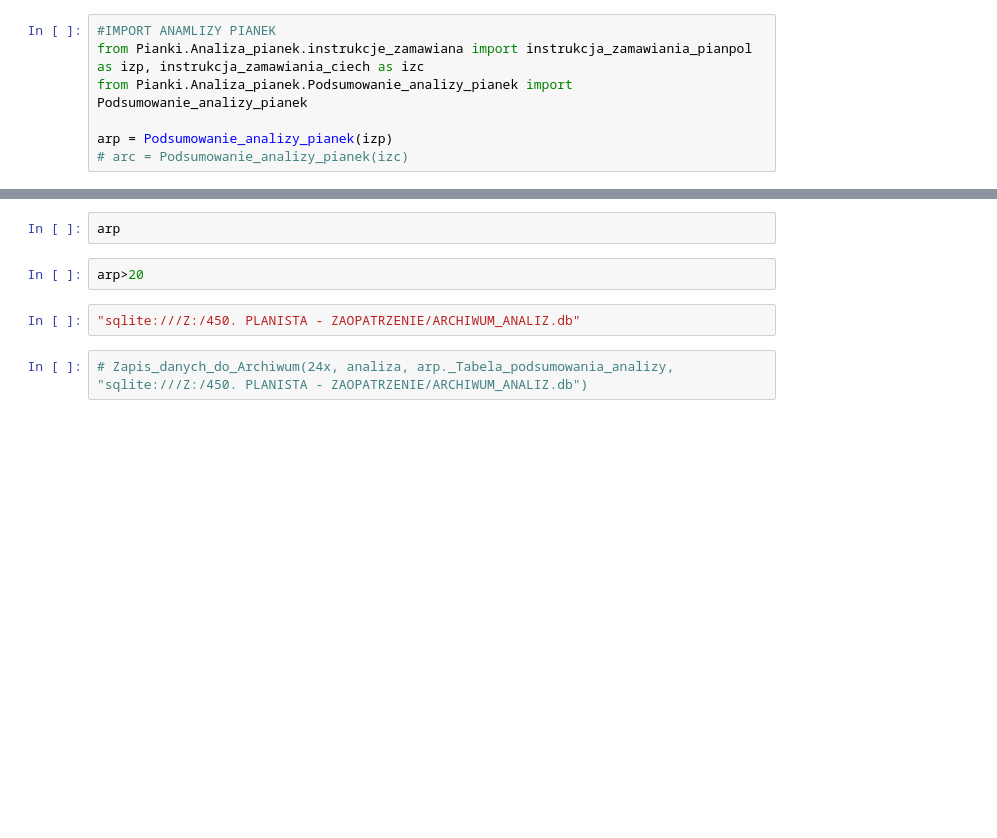
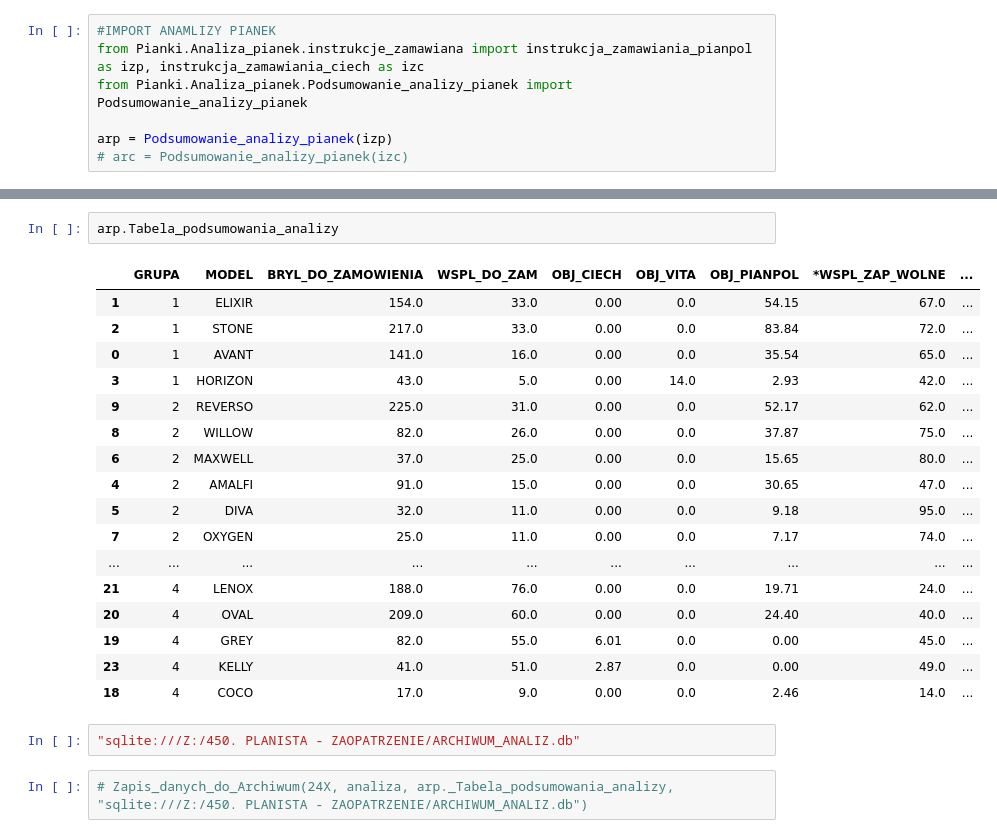
Before and after one commit to Mogarthron/Magazynier, a Jupyter notebook: ANALIZA_PIANEK.ipynb, the cells around one changed output, grey strips where cells are left out. Drawn from its saved outputs; the diff is of its cells as text; blank space fills up the shorter version.

Commit message:
Analiza pianek

```diff
--- a/ANALIZA_PIANEK.ipynb
+++ b/ANALIZA_PIANEK.ipynb
@@ -35,8 +116,24 @@ arp = Podsumowanie_analizy_pianek(izp)
 # %%
-arp
+arp.Tabela_podsumowania_analizy
+# %% [output]
+|  | GRUPA | MODEL | BRYL_DO_ZAMOWIENIA | WSPL_DO_ZAM | OBJ_CIECH | OBJ_VITA | OBJ_PIANPOL | *WSPL_ZAP_WOLNE | ... |
+| 1 | 1 | ELIXIR | 154.0 | 33.0 | 0.00 | 0.0 | 54.15 | 67.0 | ... |
+| 2 | 1 | STONE | 217.0 | 33.0 | 0.00 | 0.0 | 83.84 | 72.0 | ... |
+| 0 | 1 | AVANT | 141.0 | 16.0 | 0.00 | 0.0 | 35.54 | 65.0 | ... |
+| 3 | 1 | HORIZON | 43.0 | 5.0 | 0.00 | 14.0 | 2.93 | 42.0 | ... |
+| 9 | 2 | REVERSO | 225.0 | 31.0 | 0.00 | 0.0 | 52.17 | 62.0 | ... |
+| 8 | 2 | WILLOW | 82.0 | 26.0 | 0.00 | 0.0 | 37.87 | 75.0 | ... |
+| 6 | 2 | MAXWELL | 37.0 | 25.0 | 0.00 | 0.0 | 15.65 | 80.0 | ... |
+| 4 | 2 | AMALFI | 91.0 | 15.0 | 0.00 | 0.0 | 30.65 | 47.0 | ... |
+| 5 | 2 | DIVA | 32.0 | 11.0 | 0.00 | 0.0 | 9.18 | 95.0 | ... |
+| 7 | 2 | OXYGEN | 25.0 | 11.0 | 0.00 | 0.0 | 7.17 | 74.0 | ... |
+| ... | ... | ... | ... | ... | ... | ... | ... | ... | ... |
+| 21 | 4 | LENOX | 188.0 | 76.0 | 0.00 | 0.0 | 19.71 | 24.0 | ... |
+| 20 | 4 | OVAL | 209.0 | 60.0 | 0.00 | 0.0 | 24.40 | 40.0 | ... |
+| 19 | 4 | GREY | 82.0 | 55.0 | 6.01 | 0.0 | 0.00 | 45.0 | ... |
+| 23 | 4 | KELLY | 41.0 | 51.0 | 2.87 | 0.0 | 0.00 | 49.0 | ... |
+| 18 | 4 | COCO | 17.0 | 9.0 | 0.00 | 0.0 | 2.46 | 14.0 | ... |
-# %%
-arp>20
 # %%
 "sqlite:///Z:/450. PLANISTA - ZAOPATRZENIE/ARCHIWUM_ANALIZ.db"
 # %%
-# Zapis_danych_do_Archiwum(24x, analiza, arp._Tabela_podsumowania_analizy, "sqlite:///Z:/450. PLANISTA - ZAOPATRZENIE/ARCHIWUM_ANALIZ.db")
+# Zapis_danych_do_Archiwum(24X, analiza, arp._Tabela_podsumowania_analizy, "sqlite:///Z:/450. PLANISTA - ZAOPATRZENIE/ARCHIWUM_ANALIZ.db")
```
Also changed, not shown: parts of 6 cells of this notebook, 1 other file.
